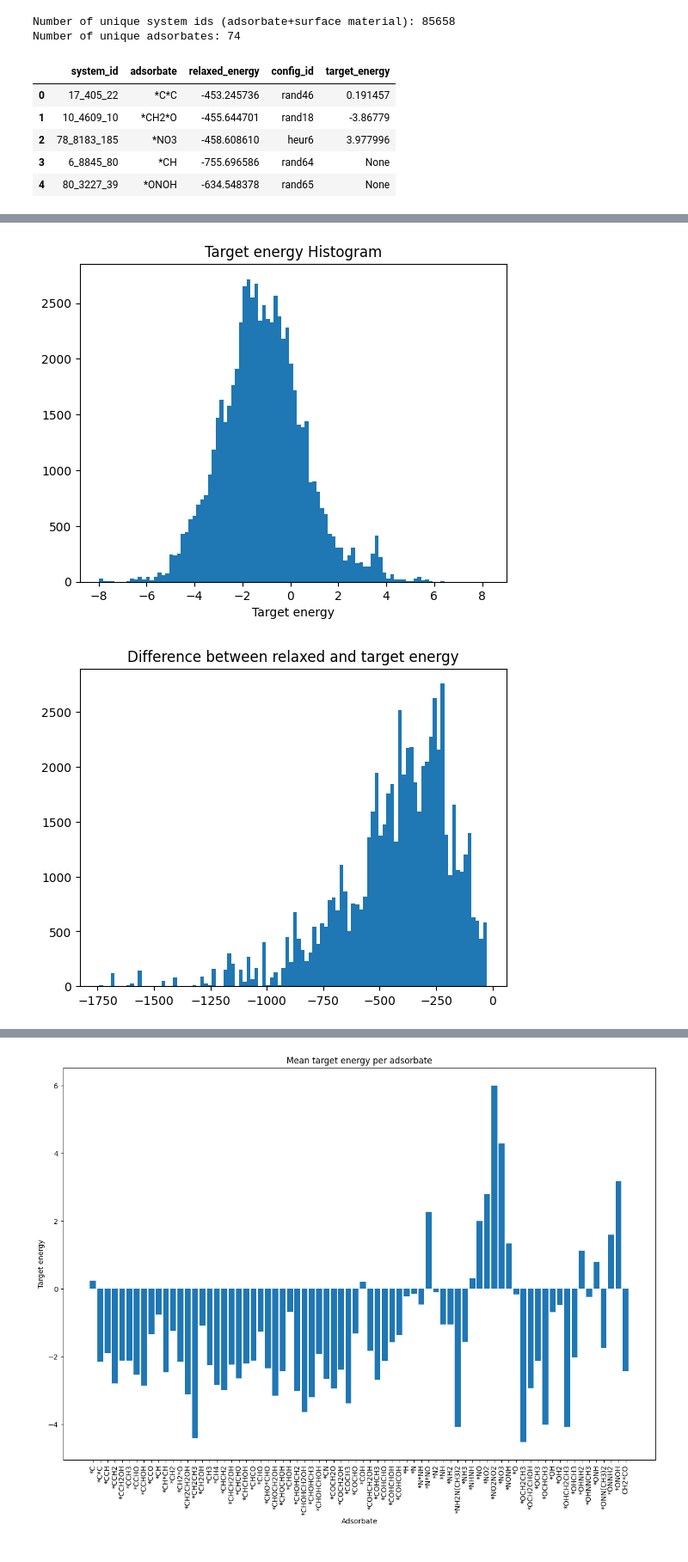
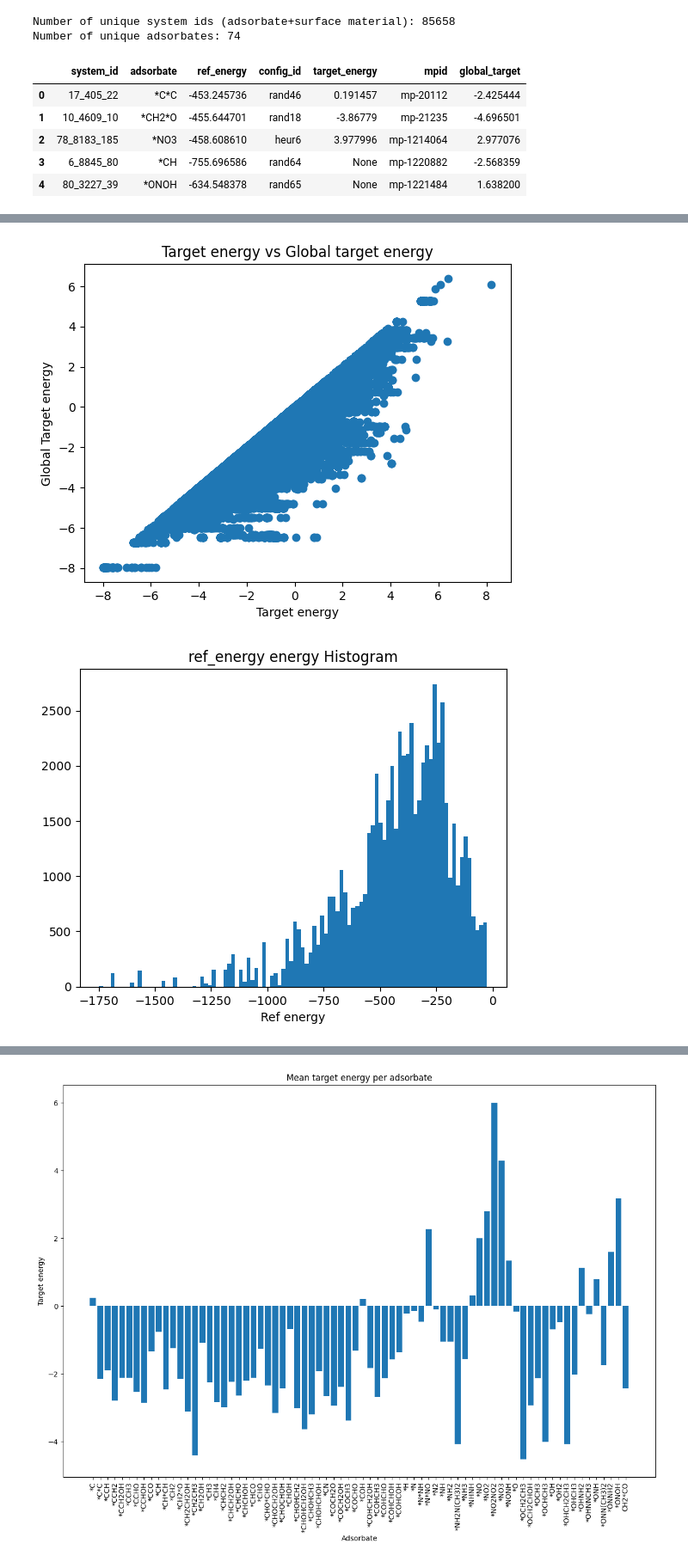
Before and after one commit to RolnickLab/ocp, a Jupyter notebook: notebooks/explore_oc20_dense.ipynb, the cells around one changed output, grey strips where cells are left out. Shown at 86% size. Drawn from its saved outputs; the diff is of its cells as text; code cells hidden in the pictures.

```diff
--- a/notebooks/explore_oc20_dense.ipynb
+++ b/notebooks/explore_oc20_dense.ipynb
@@ -269,12 +272,12 @@ with env.begin(write=False) as txn:
 # %%
 import pandas as pd
 
-columns = ["system_id", "adsorbate", "relaxed_energy", "config_id", "target_energy"]
+columns = ["system_id", "adsorbate", "ref_energy", "config_id", "target_energy", "mpid", "global_targeet"]
 df = pd.DataFrame(columns=columns)
 rows = list()
 for sid, config_mapping in tqdm(mapping.items()):
     system_id = config_mapping["system_id"]
-    relaxed_energy = ref_energies[system_id]
+    ref_energy = ref_energies[system_id]
 
     target_energy = [energy for energy in targets[system_id] if energy[0] == config_mapping["config_id"]]
 
@@ -284,8 +287,9 @@ for sid, config_mapping in tqdm(mapping.items()):
         target_energy = None
     else:
         target_energy = target_energy[0][1]
+    global_target_energy = np.min([energy[1] for energy in targets[system_id]])
 
-    new_row = pd.DataFrame({"system_id": system_id, "adsorbate": config_mapping["adsorbate"], "relaxed_energy": relaxed_energy, "config_id": config_mapping["config_id"], "target_energy": target_energy}, index=[0])
+    new_row = pd.DataFrame({"system_id": system_id, "adsorbate": config_mapping["adsorbate"], "ref_energy": ref_energy, "config_id": config_mapping["config_id"], "target_energy": target_energy, "mpid": config_mapping["mpid"], "global_target": global_target_energy}, index=[0])
     rows.append(new_row)
 df = pd.concat(rows, ignore_index=True)
 # %%
@@ -297,24 +301,36 @@ Number of unique adsorbates: 74
 # %%
 df.head(5)
 # %% [output]
-|  | system_id | adsorbate | relaxed_energy | config_id | target_energy |
-| 0 | 17_405_22 | *C*C | -453.245736 | rand46 | 0.191457 |
-| 1 | 10_4609_10 | *CH2*O | -455.644701 | rand18 | -3.86779 |
-| 2 | 78_8183_185 | *NO3 | -458.608610 | heur6 | 3.977996 |
-| 3 | 6_8845_80 | *CH | -755.696586 | rand64 | None |
-| 4 | 80_3227_39 | *ONOH | -634.548378 | rand65 | None |
+|  | system_id | adsorbate | ref_energy | config_id | target_energy | mpid | global_target |
+| 0 | 17_405_22 | *C*C | -453.245736 | rand46 | 0.191457 | mp-20112 | -2.425444 |
+| 1 | 10_4609_10 | *CH2*O | -455.644701 | rand18 | -3.86779 | mp-21235 | -4.696501 |
+| 2 | 78_8183_185 | *NO3 | -458.608610 | heur6 | 3.977996 | mp-1214064 | 2.977076 |
+| 3 | 6_8845_80 | *CH | -755.696586 | rand64 | None | mp-1220882 | -2.568359 |
+| 4 | 80_3227_39 | *ONOH | -634.548378 | rand65 | None | mp-1221484 | 1.638200 |
 # %%
 df_clean = df.dropna()
 
-plt.plot(df_clean["relaxed_energy"], df_clean["target_energy"], "o")
-plt.title("Relaxed energy vs target energy")
-plt.xlabel("Relaxed energy")
+plt.plot(df_clean["ref_energy"], df_clean["target_energy"], "o")
+plt.title("Ref energy vs target energy")
+plt.xlabel("Ref energy")
 plt.ylabel("Target energy")
 plt.show()
 
-plt.hist(df_clean["relaxed_energy"], bins=100)
-plt.title("Relaxed energy Histogram")
-plt.xlabel("Relaxed energy")
+plt.plot(df_clean["ref_energy"], df_clean["global_target"], "o")
+plt.title("Ref energy vs Global target energy")
+plt.xlabel("Ref energy")
+plt.ylabel("Global Target energy")
+plt.show()
+
+plt.plot(df_clean["target_energy"], df_clean["global_target"], "o")
+plt.title("Target energy vs Global target energy")
+plt.xlabel("Target energy")
+plt.ylabel("Global Target energy")
+plt.show()
+
+plt.hist(df_clean["ref_energy"], bins=100)
+plt.title("ref_energy energy Histogram")
+plt.xlabel("Ref energy")
 plt.show()
 
 plt.hist(df_clean["target_energy"], bins=100)
@@ -322,7 +338,7 @@ plt.title("Target energy Histogram")
 plt.xlabel("Target energy")
 plt.show()
 
-plt.hist(df_clean["relaxed_energy"] - df_clean["target_energy"], bins=100)
-plt.title("Difference between relaxed and target energy")
+plt.hist(df_clean["ref_energy"] - df_clean["target_energy"], bins=100)
+plt.title("Difference between ref and target energy")
 plt.show()
 # %% [output]
@@ -331,2 +347,2 @@ plt.show()
-[figure, old version]
+[figure, new version]
-[figure, old version]
+[figure, new version]
```
Also changed, not shown: parts of 16 cells of this notebook, 7 other files.
